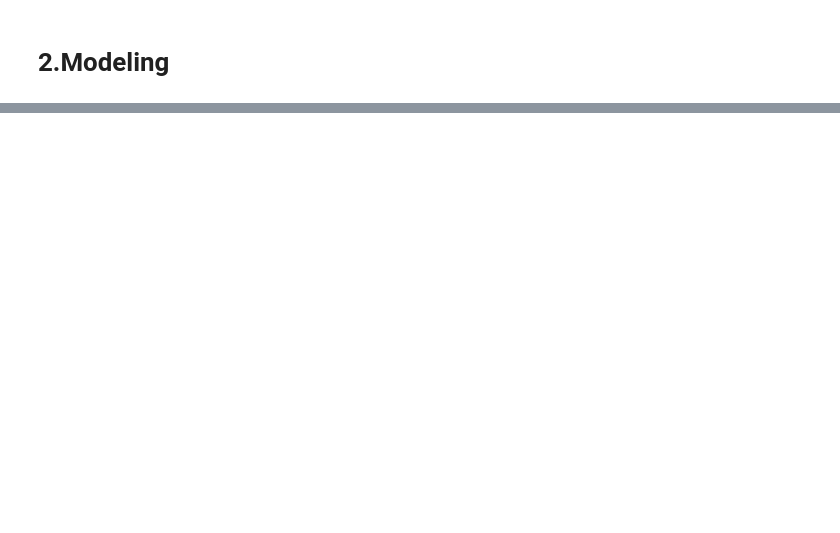
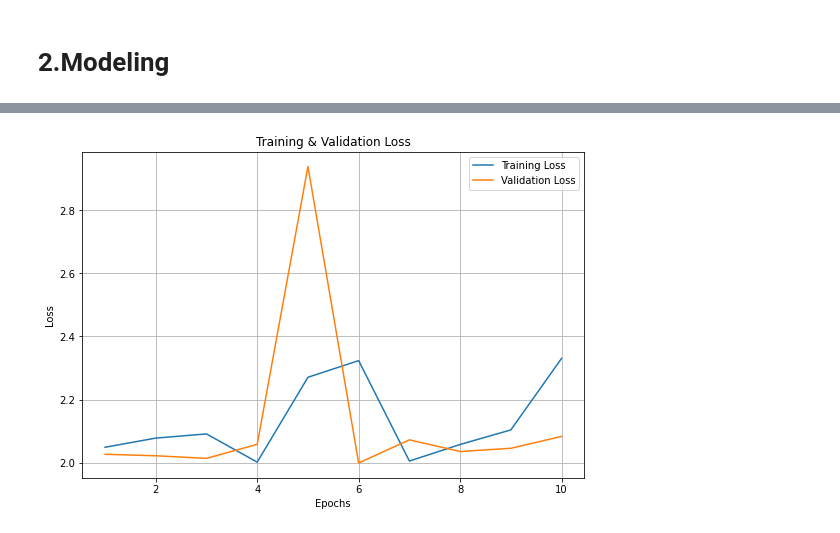
Before and after one commit to gilbertlim/Ominiscent_CCTV, a Jupyter notebook: video_preprocessing_ver1.ipynb, the cells around one changed output, grey strips where cells are left out. Cells and saved outputs as stored; diff of their text form; code cells hidden in the pictures; blank space fills up the shorter version.

Commit message:
Evaluate model

```diff
--- a/video_preprocessing_ver1.ipynb
+++ b/video_preprocessing_ver1.ipynb
@@ -348,0 +398,7 @@ Epoch 1/10
+# %%
+%%time
+
+Hitory = model.fit(X_train, y_train_OHE,
+                   epochs = 10,
+                   batch_size = 1,
+                   validation_data = (X_val, y_val_OHE))
@@ -348,0 +423,17 @@ Epoch 1/10
+# %%
+import matplotlib.pyplot as plt
+
+epochs = range(1, len(Hitory.history['loss']) + 1)
+
+plt.figure(figsize = (9, 6))
+plt.plot(epochs, Hitory.history['loss'])
+plt.plot(epochs, Hitory.history['val_loss'])
+
+plt.title('Training & Validation Loss')
+plt.xlabel('Epochs')
+plt.ylabel('Loss')
+plt.legend(['Training Loss', 'Validation Loss'])
+plt.grid()
+plt.show()
+# %% [output]
+[figure, added]
```
Also changed, not shown: parts of 33 cells of this notebook.
